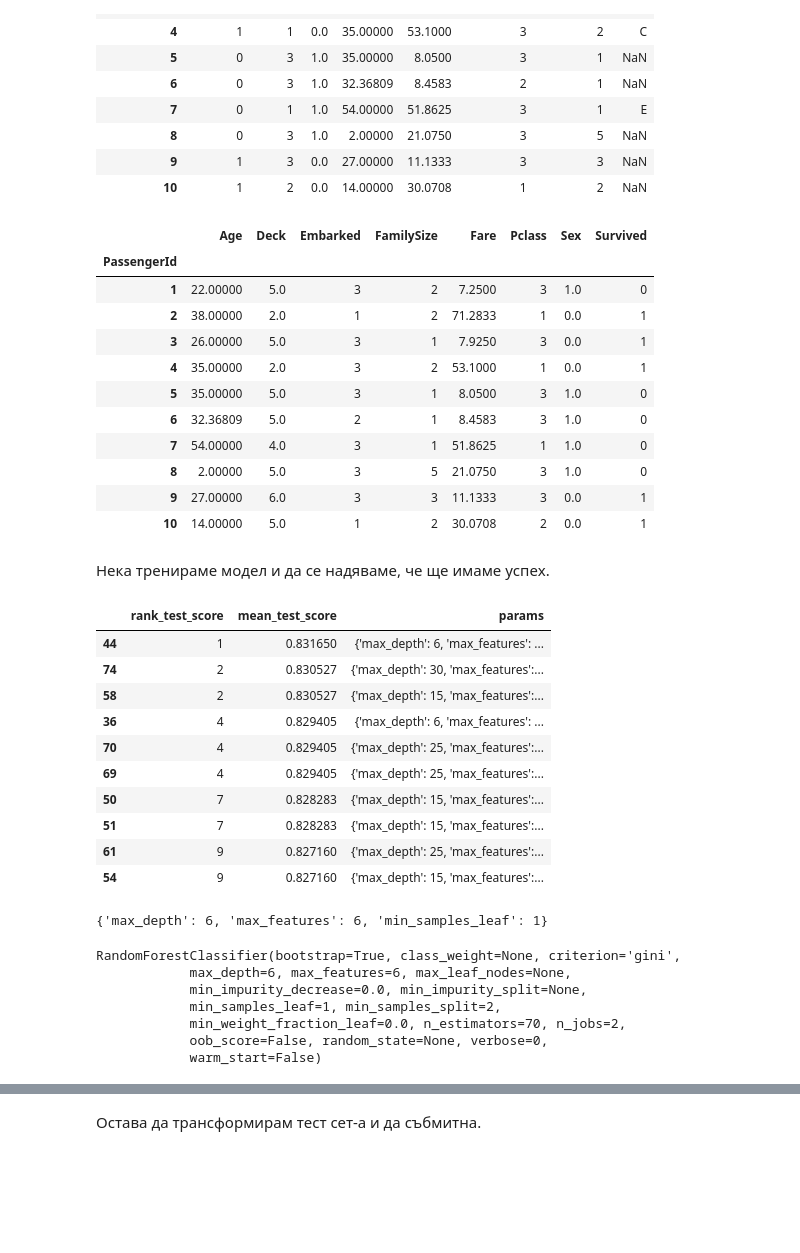
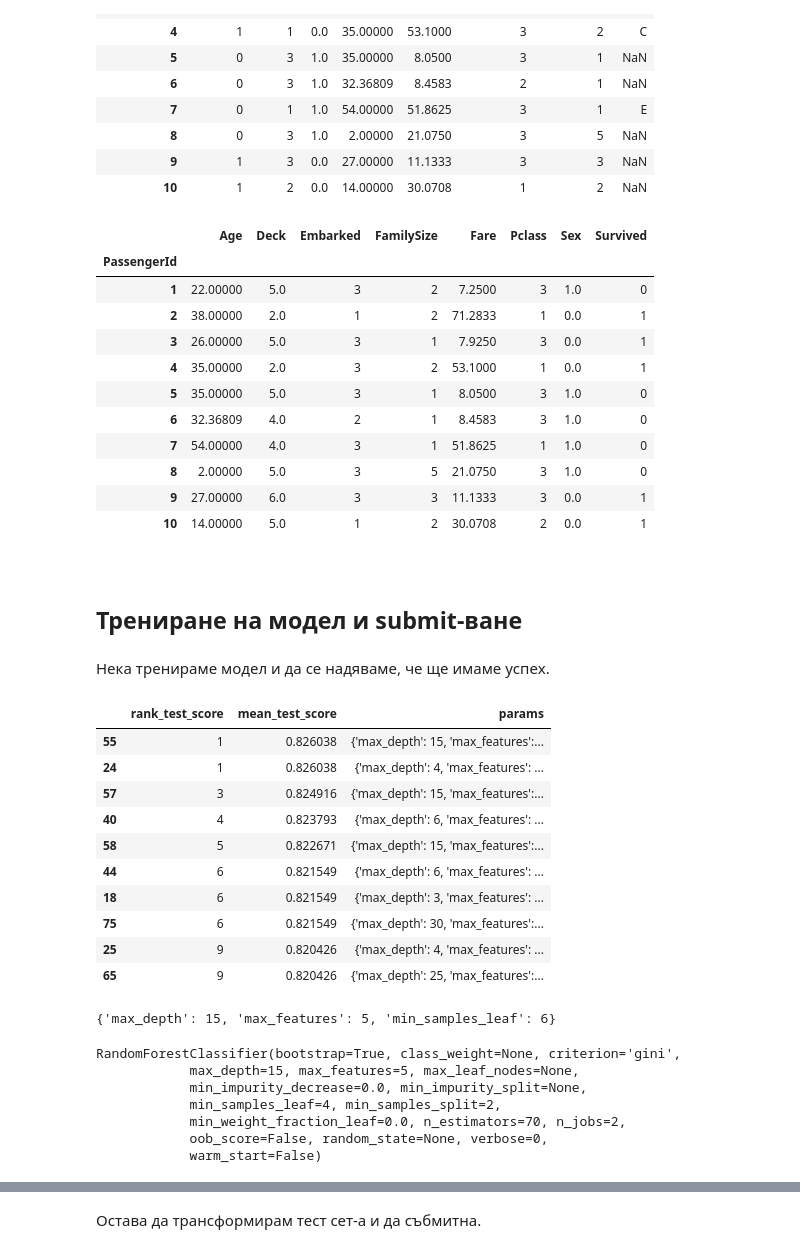
Before and after one commit to demilev/machine-learning-fmi, a Jupyter notebook: models/titanic/titanic.ipynb, the cells around one changed output, grey strips where cells are left out. Cells and saved outputs as stored; diff of their text form; code cells hidden in the pictures; blank space fills up the shorter version.

```diff
--- a/models/titanic/titanic.ipynb
+++ b/models/titanic/titanic.ipynb
@@ -349,7 +384,7 @@ X_cabin_scaled = scaler.transform(X_cabin)
 param_grid = {  "kernel" : ['linear', 'poly', 'rbf', 'sigmoid'],
                 "gamma" : [1e-1, 1e-2, 1e-3, 1e-4],
                 "C" : [1, 10, 100, 1000]}
-search = GridSearchCV(SVC(), param_grid=param_grid)
+search = GridSearchCV(SVC(), param_grid=param_grid, cv=KFold(shuffle = True, random_state=1000),n_jobs=2)
 search.fit(X_cabin_scaled, y_cabin)
 
 pd.DataFrame(search.cv_results_)[['rank_test_score', 'mean_test_score', 'params']].sort_values(by='rank_test_score').head(10)
@@ -370,7 +405,7 @@ pd.DataFrame(search.cv_results_)[['rank_test_score', 'mean_test_score', 'params'
 # %% [markdown]
 Не получаваме особено добри резултати, но все пак ще използваме RF модел-a, за да си предвидим празните стойности. Може и да не получим нищо хубаво, но си струва да се пробва предвид хвърлените усилия.
 # %%
-rfcl = RandomForestClassifier(n_jobs=4, n_estimators=70, max_depth=30, max_features=5, min_samples_leaf=1)
+rfcl = RandomForestClassifier(n_jobs=4, n_estimators=70, max_depth=25, max_features=5, min_samples_leaf=1)
 rfcl.fit(X_cabin, y_cabin)
 # %% [output]
 RandomForestClassifier(bootstrap=True, class_weight=None, criterion='gini',
@@ -461,50 +500,55 @@ train_data.head(10)
 | 3 | 26.00000 | 5.0 | 3 | 1 | 7.9250 | 3 | 0.0 | 1 |
 | 4 | 35.00000 | 2.0 | 3 | 2 | 53.1000 | 1 | 0.0 | 1 |
 | 5 | 35.00000 | 5.0 | 3 | 1 | 8.0500 | 3 | 1.0 | 0 |
-| 6 | 32.36809 | 5.0 | 2 | 1 | 8.4583 | 3 | 1.0 | 0 |
+| 6 | 32.36809 | 4.0 | 2 | 1 | 8.4583 | 3 | 1.0 | 0 |
 | 7 | 54.00000 | 4.0 | 3 | 1 | 51.8625 | 1 | 1.0 | 0 |
 | 8 | 2.00000 | 5.0 | 3 | 5 | 21.0750 | 3 | 1.0 | 0 |
 | 9 | 27.00000 | 6.0 | 3 | 3 | 11.1333 | 3 | 0.0 | 1 |
 | 10 | 14.00000 | 5.0 | 1 | 2 | 30.0708 | 2 | 0.0 | 1 |
+# %% [markdown]
+<a name="model-submit"></a>
+# %% [markdown]
+## Трениране на модел и submit-ване
 # %% [markdown]
 Нека тренираме модел и да се надяваме, че ще имаме успех.
 # %%
 X, y = train_data.drop('Survived', axis=1), train_data.Survived
 model = RandomForestClassifier(n_jobs=2, n_estimators=70)
 search = GridSearchCV(model, {"max_depth" : [1, 3, 4, 6, 15, 25, 30],
                              "max_features": [4, 5, 6],
-                             "min_samples_leaf" : [1, 2, 4, 6]})
+                             "min_samples_leaf" : [1, 2, 4, 6]},
+                     cv=KFold(shuffle = True, random_state=1000),
+                     n_jobs=2)
 search.fit(X, y)
 
 pd.DataFrame(search.cv_results_)[['rank_test_score', 'mean_test_score', 'params']].sort_values(by='rank_test_score').head(10)
 # %% [output]
 |  | rank_test_score | mean_test_score | params |
-| 44 | 1 | 0.831650 | {'max_depth': 6, 'max_features': ... |
-| 74 | 2 | 0.830527 | {'max_depth': 30, 'max_features':... |
-| 58 | 2 | 0.830527 | {'max_depth': 15, 'max_features':... |
-| 36 | 4 | 0.829405 | {'max_depth': 6, 'max_features': ... |
-| 70 | 4 | 0.829405 | {'max_depth': 25, 'max_features':... |
-| 69 | 4 | 0.829405 | {'max_depth': 25, 'max_features':... |
-| 50 | 7 | 0.828283 | {'max_depth': 15, 'max_features':... |
-| 51 | 7 | 0.828283 | {'max_depth': 15, 'max_features':... |
-| 61 | 9 | 0.827160 | {'max_depth': 25, 'max_features':... |
-| 54 | 9 | 0.827160 | {'max_depth': 15, 'max_features':... |
+| 55 | 1 | 0.826038 | {'max_depth': 15, 'max_features':... |
+| 24 | 1 | 0.826038 | {'max_depth': 4, 'max_features': ... |
+| 57 | 3 | 0.824916 | {'max_depth': 15, 'max_features':... |
+| 40 | 4 | 0.823793 | {'max_depth': 6, 'max_features': ... |
+| 58 | 5 | 0.822671 | {'max_depth': 15, 'max_features':... |
+| 44 | 6 | 0.821549 | {'max_depth': 6, 'max_features': ... |
+| 18 | 6 | 0.821549 | {'max_depth': 3, 'max_features': ... |
+| 75 | 6 | 0.821549 | {'max_depth': 30, 'max_features':... |
+| 25 | 9 | 0.820426 | {'max_depth': 4, 'max_features': ... |
+| 65 | 9 | 0.820426 | {'max_depth': 25, 'max_features':... |
 # %%
 results_frame = pd.DataFrame(search.cv_results_)[['rank_test_score', 'mean_test_score', 'params']].sort_values(by='rank_test_score')
-top = results_frame.loc[[44]]
-top.params.iloc[0]
+results_frame.iloc[[0]].params.iloc[0]
 # %% [output]
-{'max_depth': 6, 'max_features': 6, 'min_samples_leaf': 1}
+{'max_depth': 15, 'max_features': 5, 'min_samples_leaf': 6}
 # %%
 X_train, X_test, y_train, y_test = train_test_split(X, y, random_state=0, stratify=y)
 
-model = RandomForestClassifier(n_jobs=2, n_estimators=70, min_samples_leaf=1, max_depth=6, max_features=6)
+model = RandomForestClassifier(n_jobs=2, n_estimators=70, min_samples_leaf=4, max_depth=15, max_features=5)
 model.fit(X_train, y_train)
 # %% [output]
 RandomForestClassifier(bootstrap=True, class_weight=None, criterion='gini',
-            max_depth=6, max_features=6, max_leaf_nodes=None,
+            max_depth=15, max_features=5, max_leaf_nodes=None,
             min_impurity_decrease=0.0, min_impurity_split=None,
-            min_samples_leaf=1, min_samples_split=2,
+            min_samples_leaf=4, min_samples_split=2,
             min_weight_fraction_leaf=0.0, n_estimators=70, n_jobs=2,
             oob_score=False, random_state=None, verbose=0,
             warm_start=False)
```
Also changed, not shown: parts of 32 cells of this notebook, 5 other files.
